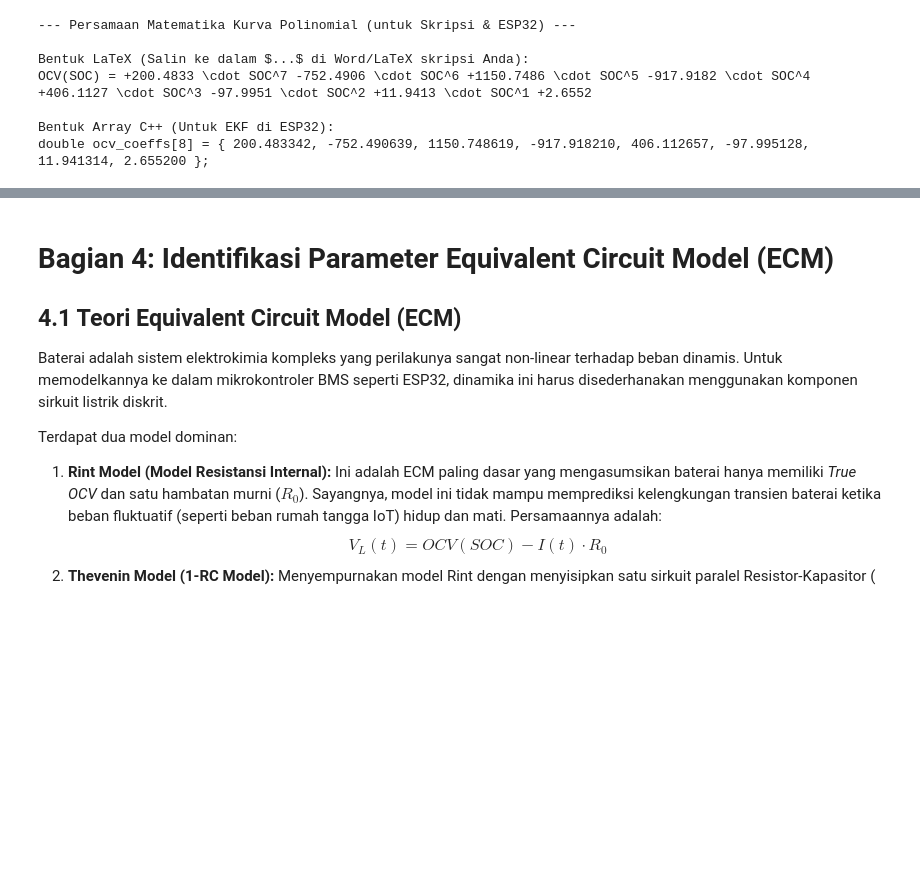
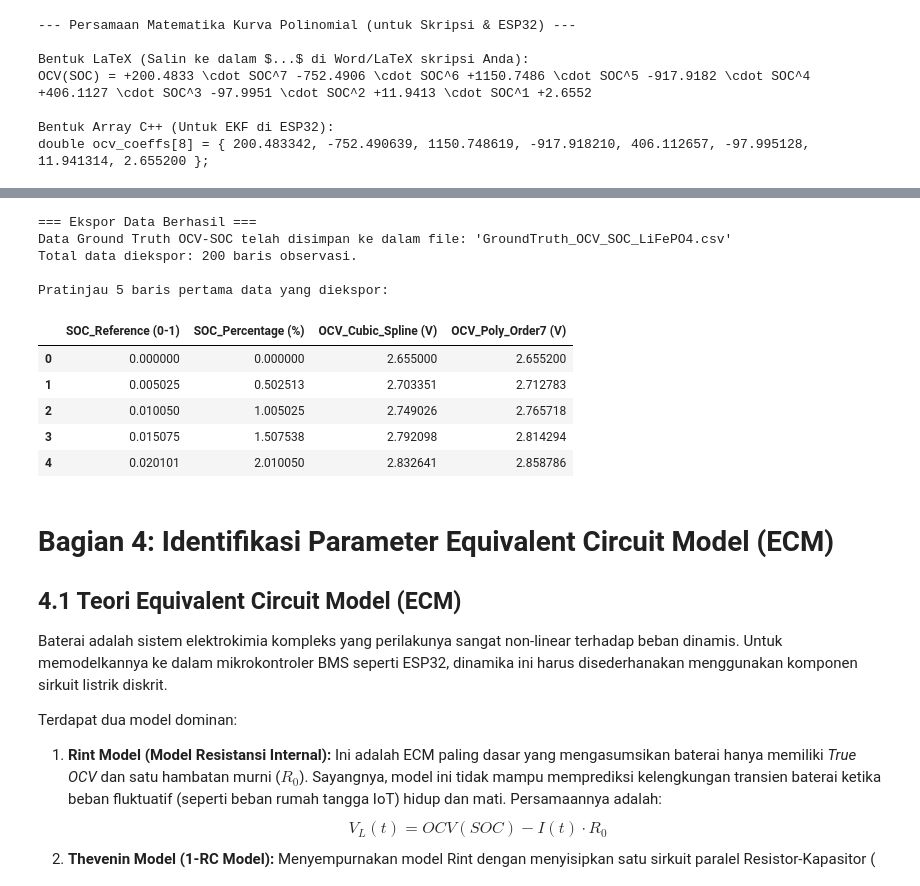
Before and after one commit to Zenalghi/sms8, a Jupyter notebook: cell b/ecm_ekf_final_v4-csv_FIX.ipynb, the cells around one changed output, grey strips where cells are left out. Saved outputs shown, nothing was run; the diff lists cells and outputs as text; code cells hidden in the pictures; blank space fills up the shorter version.

```diff
--- a/cell b/ecm_ekf_final_v4-csv_FIX.ipynb
+++ b/cell b/ecm_ekf_final_v4-csv_FIX.ipynb
@@ -524,3 +534,39 @@ double ocv_coeffs[8] = { 200.483342, -752.490639, 1150.748619, -917.918210, 406.
+# %%
+# --- 3.4 Ekspor Data Ground Truth OCV-SOC ke CSV ---
+import pandas as pd
+
+# Kita gunakan array soc_fine (resolusi 200 titik) yang sudah dibuat pada Bagian 3.3
+# Menggabungkan hasil SOC dengan OCV dari metode Spline (ideal untuk LUT) dan Polinomial
+df_groundtruth = pd.DataFrame({
+    'SOC_Reference (0-1)': soc_fine,
+    'SOC_Percentage (%)': soc_fine * 100,
+    'OCV_Cubic_Spline (V)': spline_func(soc_fine),
+    'OCV_Poly_Order7 (V)': poly_func(soc_fine)
+})
+
+# Menentukan nama file output
+output_filename = "GroundTruth_OCV_SOC_LiFePO4.csv"
+
+# Menyimpan dataframe ke format CSV tanpa menyertakan index bawaan pandas
+df_groundtruth.to_csv(output_filename, index=False)
+
+print("=== Ekspor Data Berhasil ===")
+print(f"Data Ground Truth OCV-SOC telah disimpan ke dalam file: '{output_filename}'")
+print(f"Total data diekspor: {len(df_groundtruth)} baris observasi.")
+print("\nPratinjau 5 baris pertama data yang diekspor:")
+display(df_groundtruth.head())
+# %% [output]
+=== Ekspor Data Berhasil ===
+Data Ground Truth OCV-SOC telah disimpan ke dalam file: 'GroundTruth_OCV_SOC_LiFePO4.csv'
+Total data diekspor: 200 baris observasi.
+
+Pratinjau 5 baris pertama data yang diekspor:
+|  | SOC_Reference (0-1) | SOC_Percentage (%) | OCV_Cubic_Spline (V) | OCV_Poly_Order7 (V) |
+| 0 | 0.000000 | 0.000000 | 2.655000 | 2.655200 |
+| 1 | 0.005025 | 0.502513 | 2.703351 | 2.712783 |
+| 2 | 0.010050 | 1.005025 | 2.749026 | 2.765718 |
+| 3 | 0.015075 | 1.507538 | 2.792098 | 2.814294 |
+| 4 | 0.020101 | 2.010050 | 2.832641 | 2.858786 |
 # %% [markdown]
 # Bagian 4: Identifikasi Parameter Equivalent Circuit Model (ECM)
 
```
Also changed, not shown: parts of 3 cells of this notebook, 2 other files.
